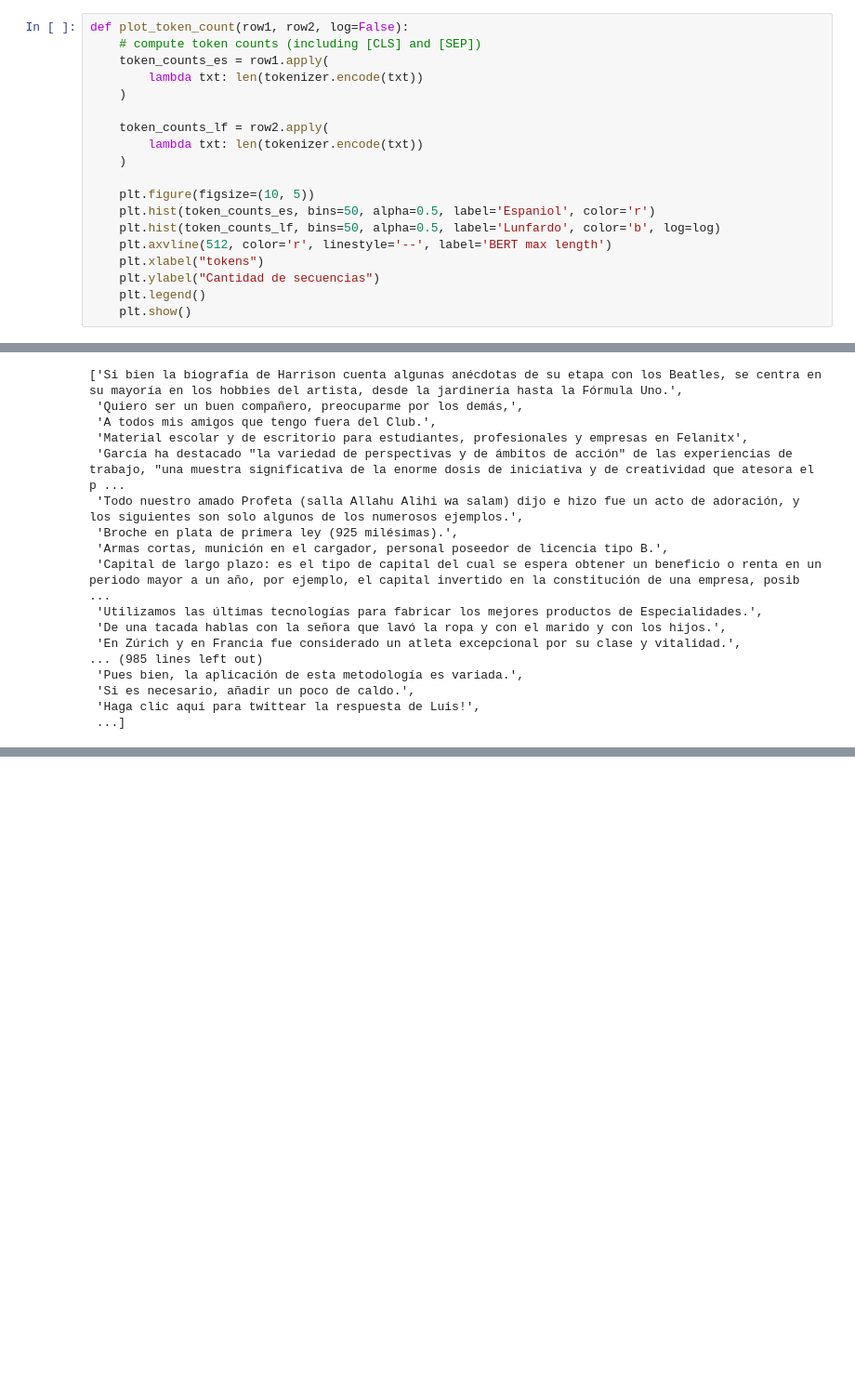
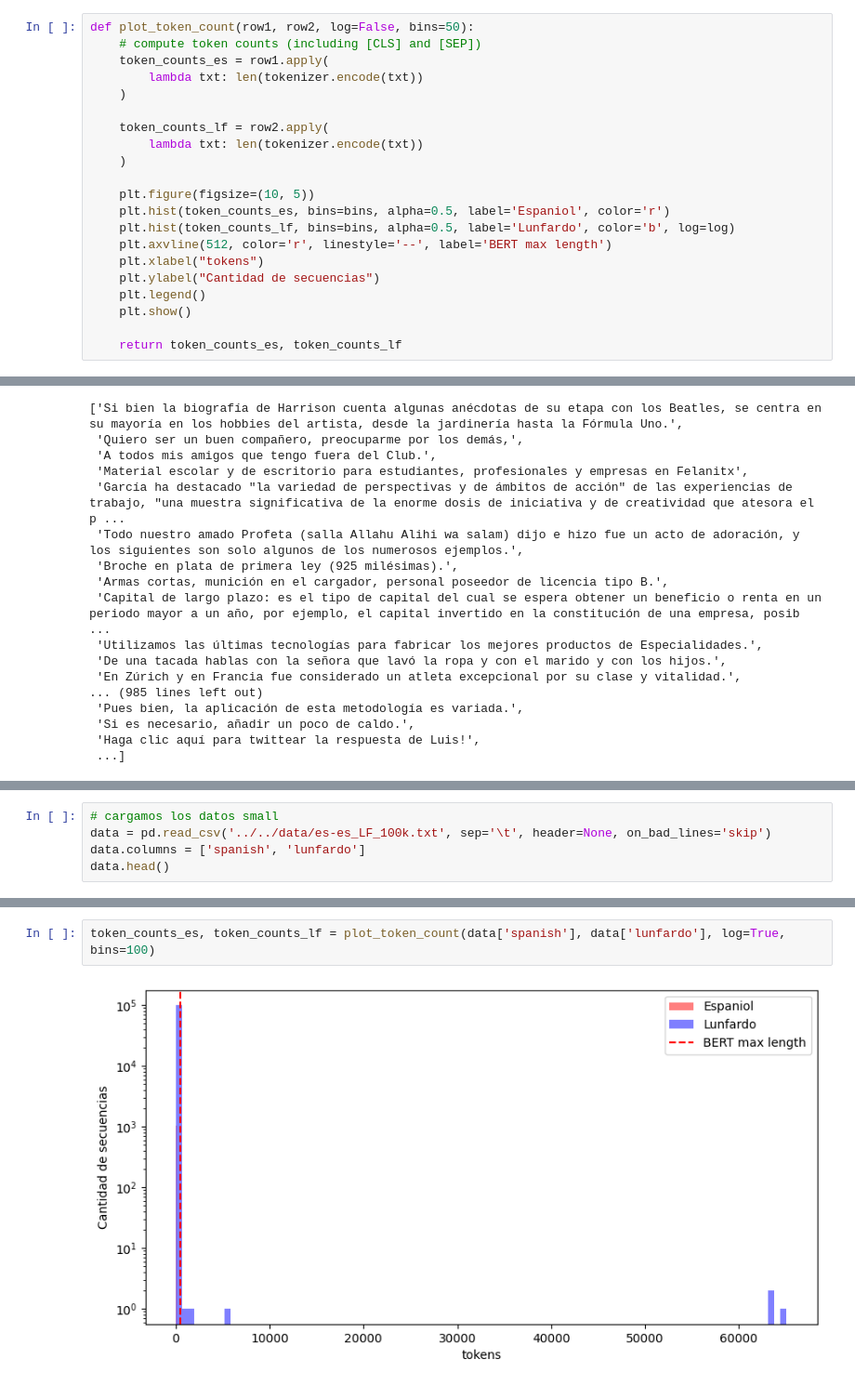
Before and after one commit to aaronbernal28/lunfardo-translator, a Jupyter notebook: codebase/noteboooks/explotation.ipynb, the cells around one changed output, grey strips where cells are left out. Shown at 93% size. Drawn from its saved outputs; the diff is of its cells as text; blank space fills up the shorter version.

```diff
--- a/codebase/noteboooks/explotation.ipynb
+++ b/codebase/noteboooks/explotation.ipynb
@@ -16,7 +16,7 @@ Usando dispositivo: cuda
 model_name = "bert-base-multilingual-uncased"
 tokenizer = BertTokenizer.from_pretrained(model_name)
 # %%
-def plot_token_count(row1, row2, log=False):
+def plot_token_count(row1, row2, log=False, bins=50):
     # compute token counts (including [CLS] and [SEP])
     token_counts_es = row1.apply(
         lambda txt: len(tokenizer.encode(txt))
@@ -27,13 +27,15 @@ def plot_token_count(row1, row2, log=False):
     )
 
     plt.figure(figsize=(10, 5))
-    plt.hist(token_counts_es, bins=50, alpha=0.5, label='Espaniol', color='r')
-    plt.hist(token_counts_lf, bins=50, alpha=0.5, label='Lunfardo', color='b', log=log)
+    plt.hist(token_counts_es, bins=bins, alpha=0.5, label='Espaniol', color='r')
+    plt.hist(token_counts_lf, bins=bins, alpha=0.5, label='Lunfardo', color='b', log=log)
     plt.axvline(512, color='r', linestyle='--', label='BERT max length')
     plt.xlabel("tokens")
     plt.ylabel("Cantidad de secuencias")
     plt.legend()
     plt.show()
+
+    return token_counts_es, token_counts_lf
 # %% [markdown]
 ## 1000 dataset
 # %%
@@ -333,0 +338,5 @@ data_sampled['spanish'].to_list()
+# %%
+# cargamos los datos small
+data = pd.read_csv('../../data/es-es_LF_100k.txt', sep='\t', header=None, on_bad_lines='skip')
+data.columns = ['spanish', 'lunfardo']
+data.head()
@@ -333,0 +350,4 @@ data_sampled['spanish'].to_list()
+# %%
+token_counts_es, token_counts_lf = plot_token_count(data['spanish'], data['lunfardo'], log=True, bins=100)
+# %% [output]
+[figure, added]
```
Also changed, not shown: parts of 14 cells of this notebook, 1 other file.
